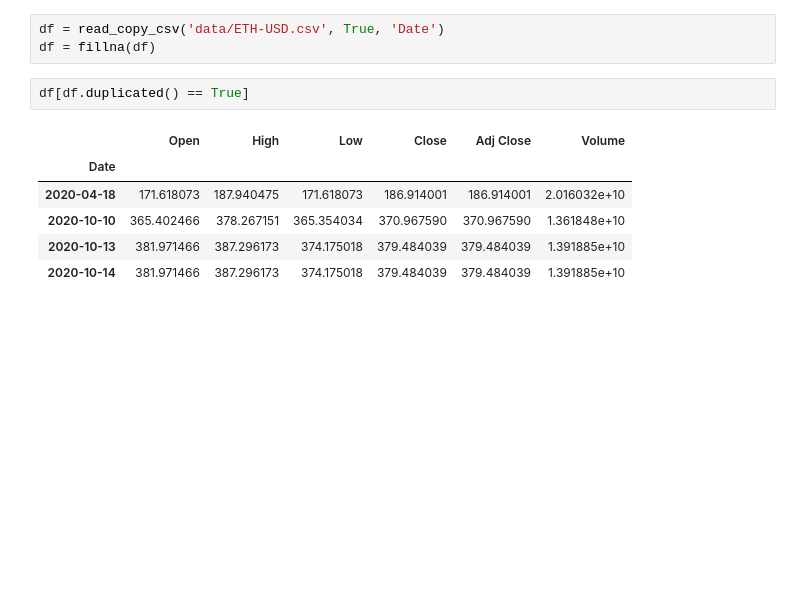
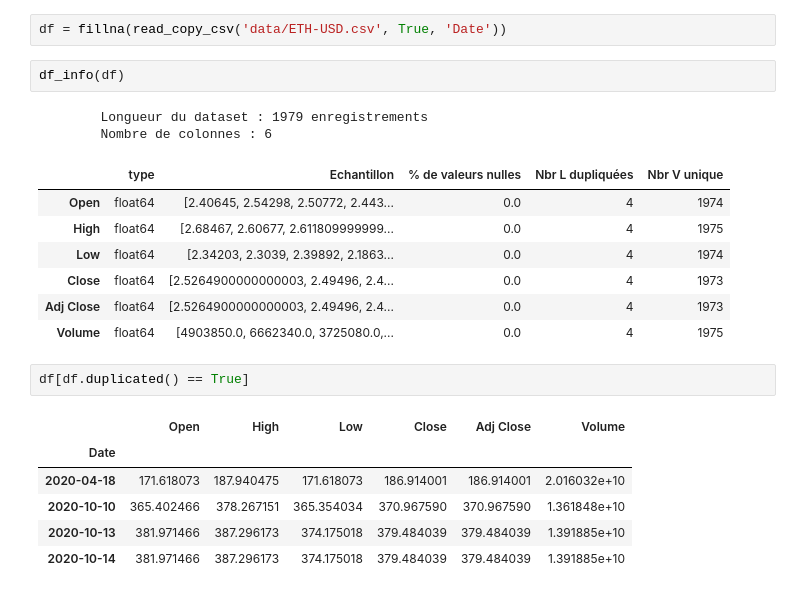
Before and after one commit to Galex33/time_serie_ethereum, a Jupyter notebook: stats_model/arima_clean.ipynb, the cells around one changed output. Cells and saved outputs as stored; diff of their text form; blank space fills up the shorter version.

```diff
--- a/stats_model/arima_clean.ipynb
+++ b/stats_model/arima_clean.ipynb
@@ -32,8 +32,19 @@ Requirement already satisfied: patsy>=0.5 in /Users/thor/opt/anaconda3/lib/pytho
 WARNING: You are using pip version 21.0.1; however, version 21.1.2 is available.
 You should consider upgrading via the '/Users/thor/opt/anaconda3/bin/python -m pip install --upgrade pip' command.
 # %%
-df = read_copy_csv('data/ETH-USD.csv', True, 'Date')
-df = fillna(df)
+df = fillna(read_copy_csv('data/ETH-USD.csv', True, 'Date'))
+# %%
+df_info(df)
+# %% [output]
+        Longueur du dataset : 1979 enregistrements
+        Nombre de colonnes : 6
+|  | type | Echantillon | % de valeurs nulles | Nbr L dupliquées | Nbr V unique |
+| Open | float64 | [2.40645, 2.54298, 2.50772, 2.443... | 0.0 | 4 | 1974 |
+| High | float64 | [2.68467, 2.60677, 2.611809999999... | 0.0 | 4 | 1975 |
+| Low | float64 | [2.34203, 2.3039, 2.39892, 2.1863... | 0.0 | 4 | 1974 |
+| Close | float64 | [2.5264900000000003, 2.49496, 2.4... | 0.0 | 4 | 1973 |
+| Adj Close | float64 | [2.5264900000000003, 2.49496, 2.4... | 0.0 | 4 | 1973 |
+| Volume | float64 | [4903850.0, 6662340.0, 3725080.0,... | 0.0 | 4 | 1975 |
 # %%
 df[df.duplicated() == True]
 # %% [output]
```
Also changed, not shown: parts of 7 cells of this notebook.
